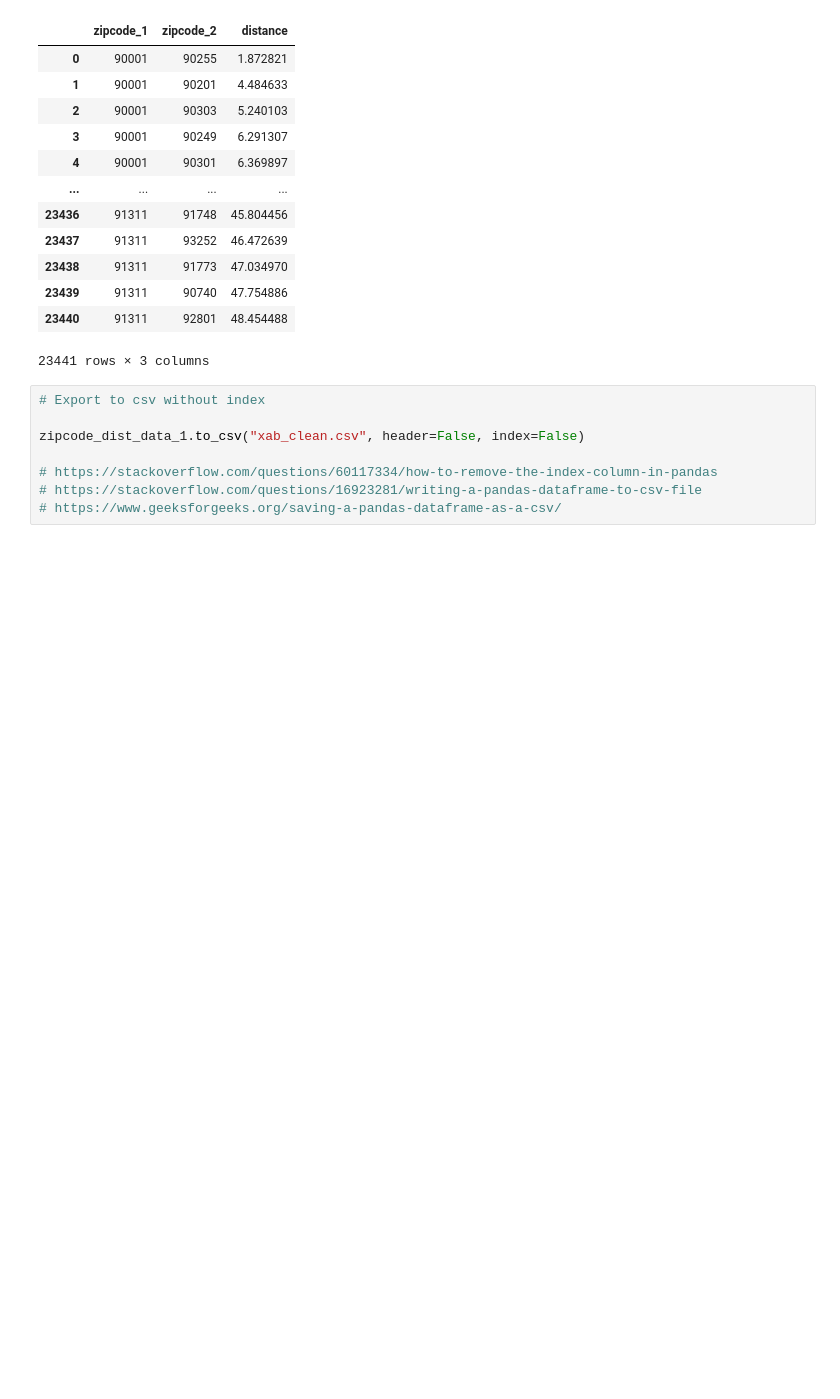
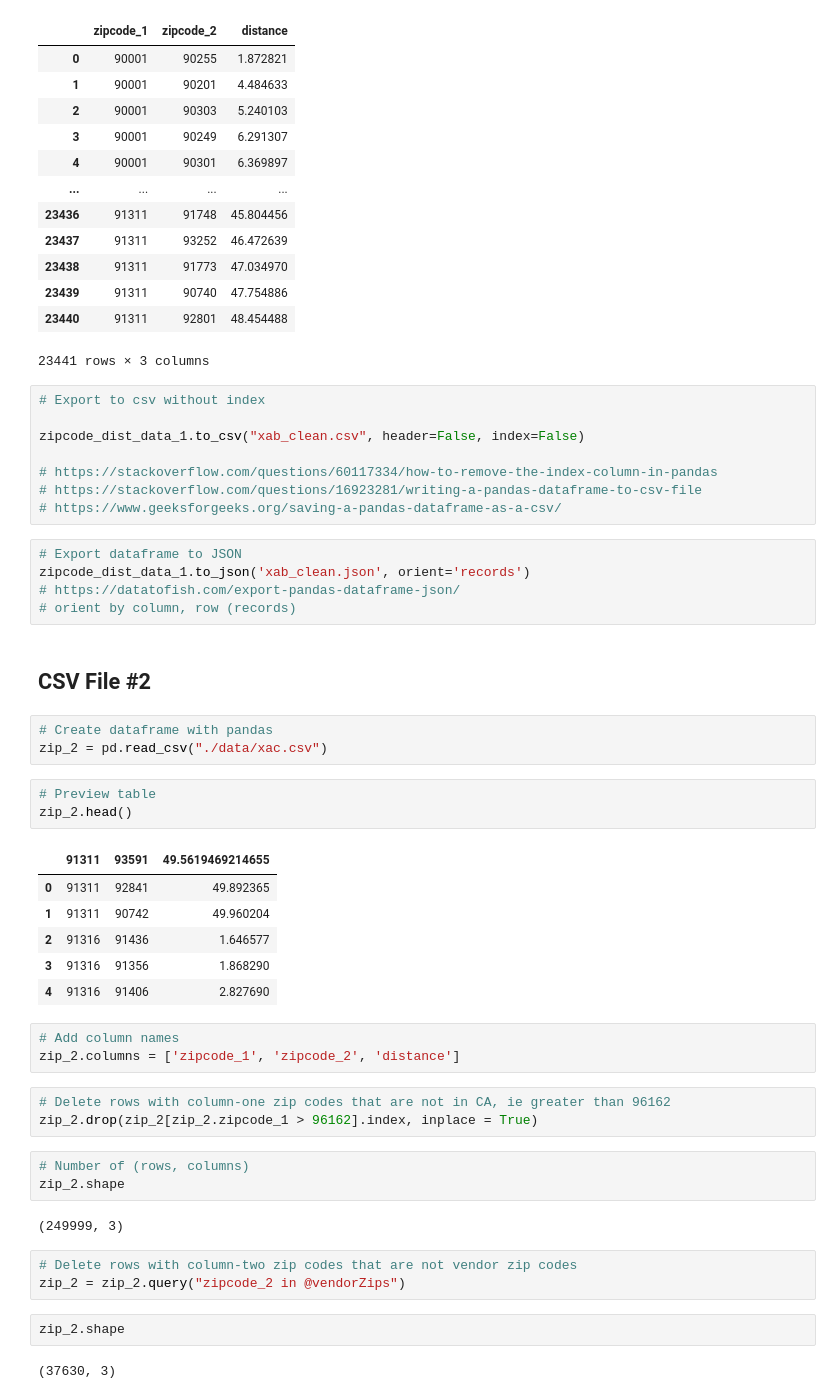
Before and after one commit to eunicode/clean-csv-distance-list, a Jupyter notebook: src/zipcode-distance-data.ipynb, the cells around one changed output. Saved outputs shown, nothing was run; the diff lists cells and outputs as text; blank space fills up the shorter version.

```diff
--- a/src/zipcode-distance-data.ipynb
+++ b/src/zipcode-distance-data.ipynb
@@ -177,3 +177,41 @@ zipcode_dist_data_1.to_csv("xab_clean.csv", header=False, index=False)
 # https://stackoverflow.com/questions/60117334/how-to-remove-the-index-column-in-pandas
 # https://stackoverflow.com/questions/16923281/writing-a-pandas-dataframe-to-csv-file
 # https://www.geeksforgeeks.org/saving-a-pandas-dataframe-as-a-csv/
+# %%
+# Export dataframe to JSON
+zipcode_dist_data_1.to_json('xab_clean.json', orient='records')
+# https://datatofish.com/export-pandas-dataframe-json/
+# orient by column, row (records)
+# %% [markdown]
+## CSV File #2
+# %%
+# Create dataframe with pandas
+zip_2 = pd.read_csv("./data/xac.csv")
+# %%
+# Preview table
+zip_2.head()
+# %% [output]
+|  | 91311 | 93591 | 49.5619469214655 |
+| 0 | 91311 | 92841 | 49.892365 |
+| 1 | 91311 | 90742 | 49.960204 |
+| 2 | 91316 | 91436 | 1.646577 |
+| 3 | 91316 | 91356 | 1.868290 |
+| 4 | 91316 | 91406 | 2.827690 |
+# %%
+# Add column names
+zip_2.columns = ['zipcode_1', 'zipcode_2', 'distance']
+# %%
+# Delete rows with column-one zip codes that are not in CA, ie greater than 96162
+zip_2.drop(zip_2[zip_2.zipcode_1 > 96162].index, inplace = True)
+# %%
+# Number of (rows, columns)
+zip_2.shape
+# %% [output]
+(249999, 3)
+# %%
+# Delete rows with column-two zip codes that are not vendor zip codes
+zip_2 = zip_2.query("zipcode_2 in @vendorZips")
+# %%
+zip_2.shape
+# %% [output]
+(37630, 3)
```
Also changed, not shown: parts of 22 cells of this notebook, 12 other files.
